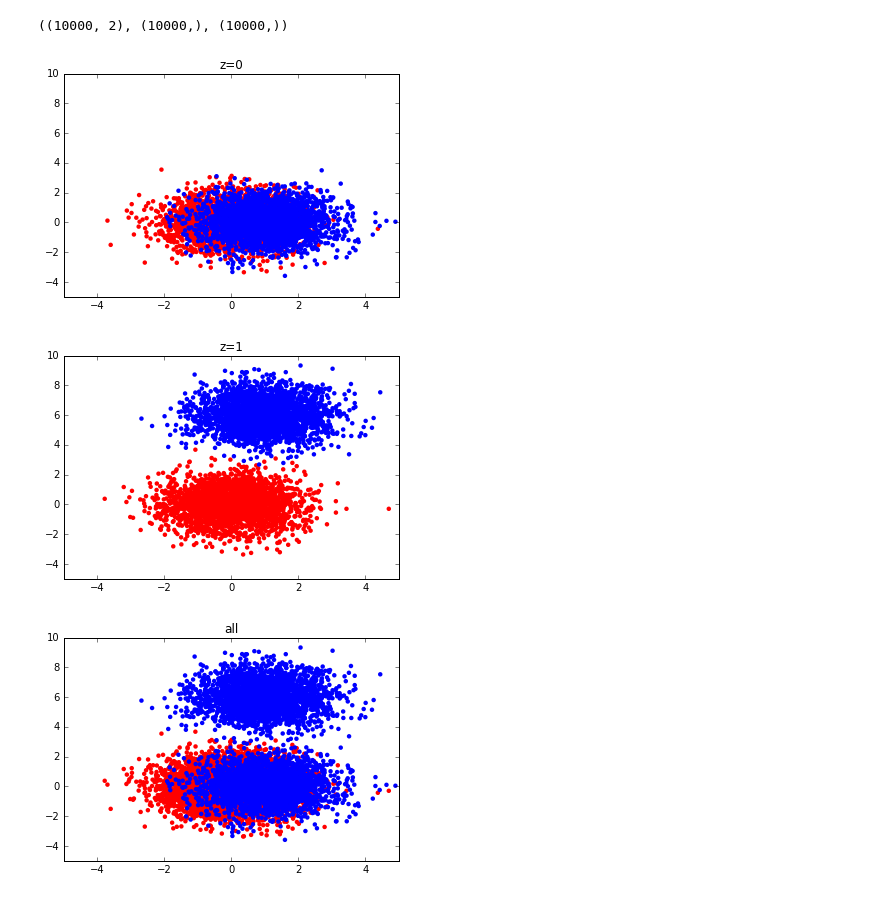
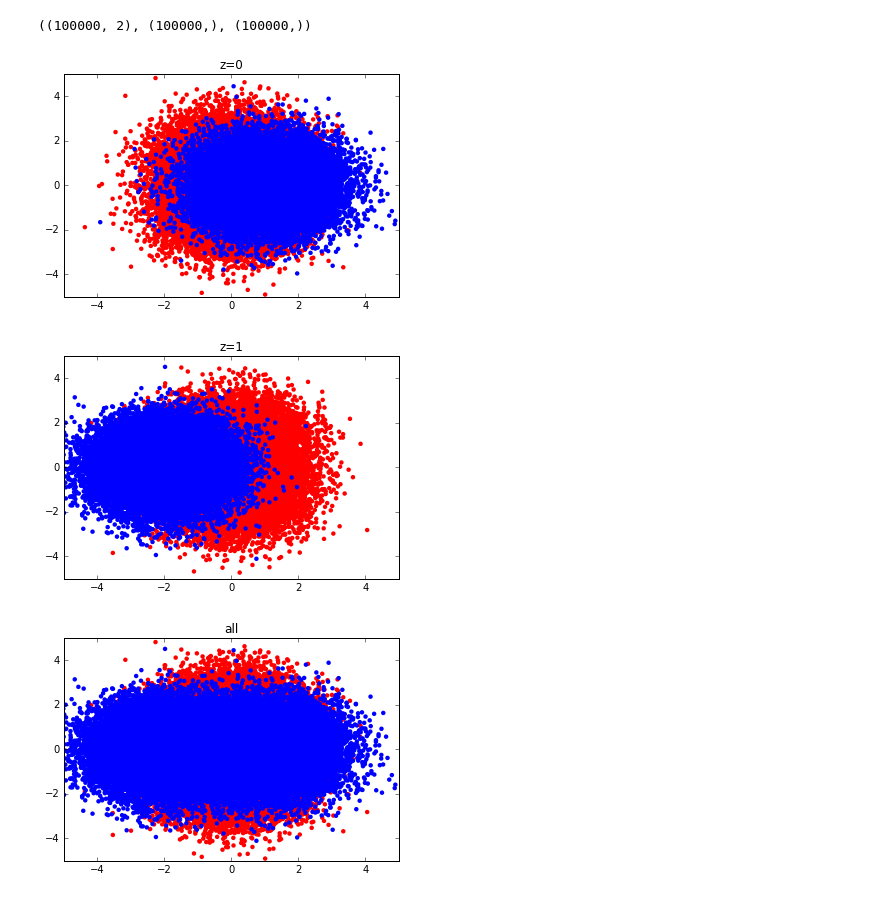
Before and after one commit to glouppe/paper-learning-to-pivot, a Jupyter notebook: code/Adversarial training against systematic uncertainties.ipynb, the cells around one changed output. Cells and saved outputs as stored; diff of their text form; code cells hidden in the pictures.

```diff
--- a/code/Adversarial training against systematic uncertainties.ipynb
+++ b/code/Adversarial training against systematic uncertainties.ipynb
@@ -18,6 +5,21 @@ def make(n_samples, nuisance=0.):
+# %%
+from carl.distributions import Mixture, MultivariateNormal
+p = Mixture(components=[MultivariateNormal(mu=np.array([0., 1.]), sigma=np.eye(2)),
+                        MultivariateNormal(mu=np.array([0., -1.]), sigma=np.eye(2))])
+q0 = MultivariateNormal(mu=np.array([1., 0.]), sigma=np.eye(2))
+q1 = MultivariateNormal(mu=np.array([-2., 0.]), sigma=np.eye(2))
+q_full = Mixture(components=[q0, q1])
 # %%
-X0, y0 = make(5000, nuisance=0)
-X1, y1 = make(5000, nuisance=6)
+n_samples = 25000
+
+X0 = np.vstack([p.rvs(n_samples), q0.rvs(n_samples)])
+y0 = np.zeros(len(X0))
+y0[len(X0) // 2:] = 1
+
+X1 = np.vstack([p.rvs(n_samples), q1.rvs(n_samples)])
+y1 = np.zeros(len(X0))
+y1[len(X1) // 2:] = 1
+
 X = np.vstack([X0, X1])
 y = np.concatenate([y0, y1])
 z = np.zeros(len(X))
@@ -25,29 +27,29 @@ z[len(X0):] = 1
 # %%
 X.shape, y.shape, z.shape
 # %% [output]
-((10000, 2), (10000,), (10000,))
+((100000, 2), (100000,), (100000,))
 # %%
 plt.title("z=0")
 plt.scatter(X0[y0==0, 0], X0[y0==0, 1], c="r", marker="o", edgecolors="none")
 plt.scatter(X0[y0==1, 0], X0[y0==1, 1], c="b", marker="o", edgecolors="none")
 plt.xlim(-5, 5)
-plt.ylim(-5, 10)
+plt.ylim(-5, 5)
 plt.show()
 
 plt.title("z=1")
 plt.scatter(X1[y1==0, 0], X1[y1==0, 1], c="r", marker="o", edgecolors="none")
 plt.scatter(X1[y1==1, 0], X1[y1==1, 1], c="b", marker="o", edgecolors="none")
 plt.xlim(-5, 5)
-plt.ylim(-5, 10)
+plt.ylim(-5, 5)
 plt.show()
 
 plt.title("all")
 plt.scatter(X[y==0, 0], X[y==0, 1], c="r", marker="o", edgecolors="none")
 plt.scatter(X[y==1, 0], X[y==1, 1], c="b", marker="o", edgecolors="none")
 plt.xlim(-5, 5)
-plt.ylim(-5, 10)
+plt.ylim(-5, 5)
 plt.show()
 # %% [output]
-[figure, old version]
+[figure, new version]
-[figure, old version]
+[figure, new version]
-[figure, old version]
+[figure, new version]
```
Also changed, not shown: parts of 16 cells of this notebook.
